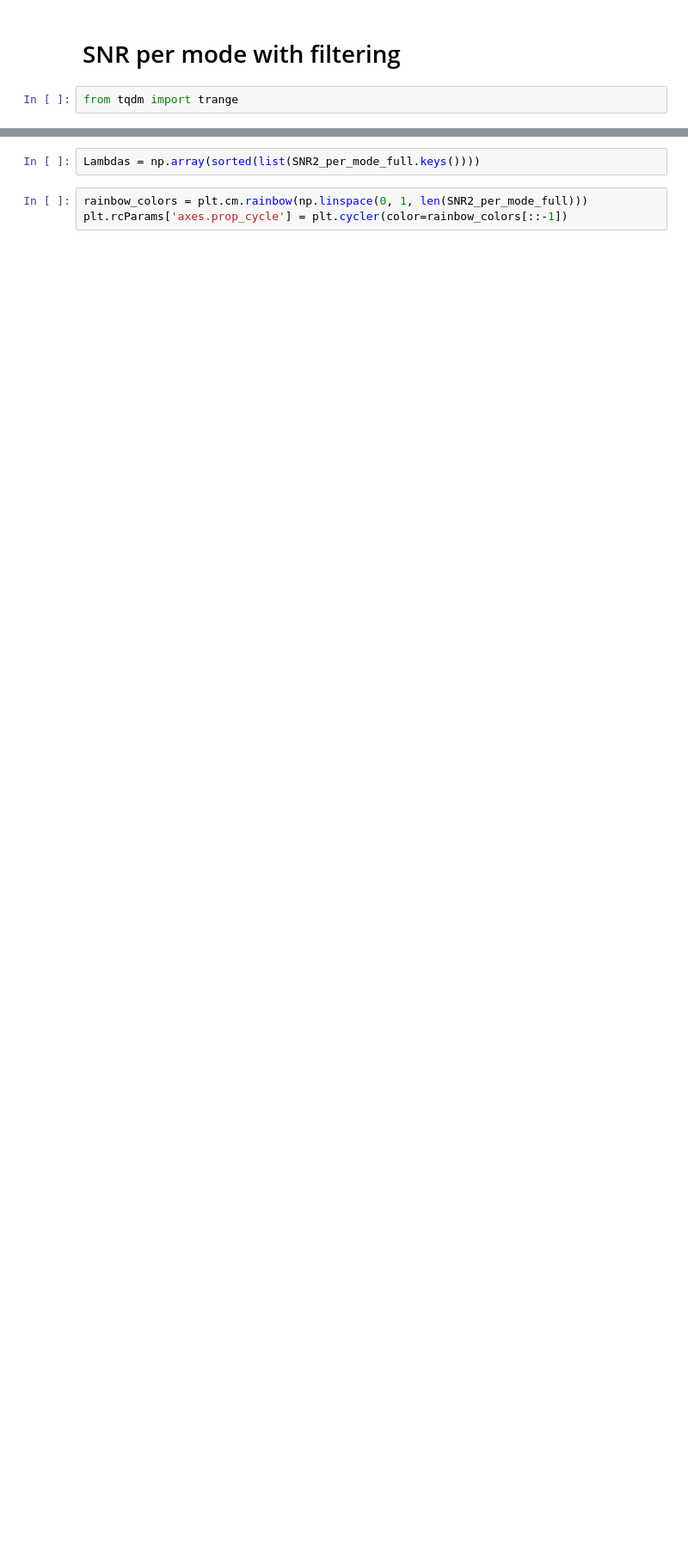
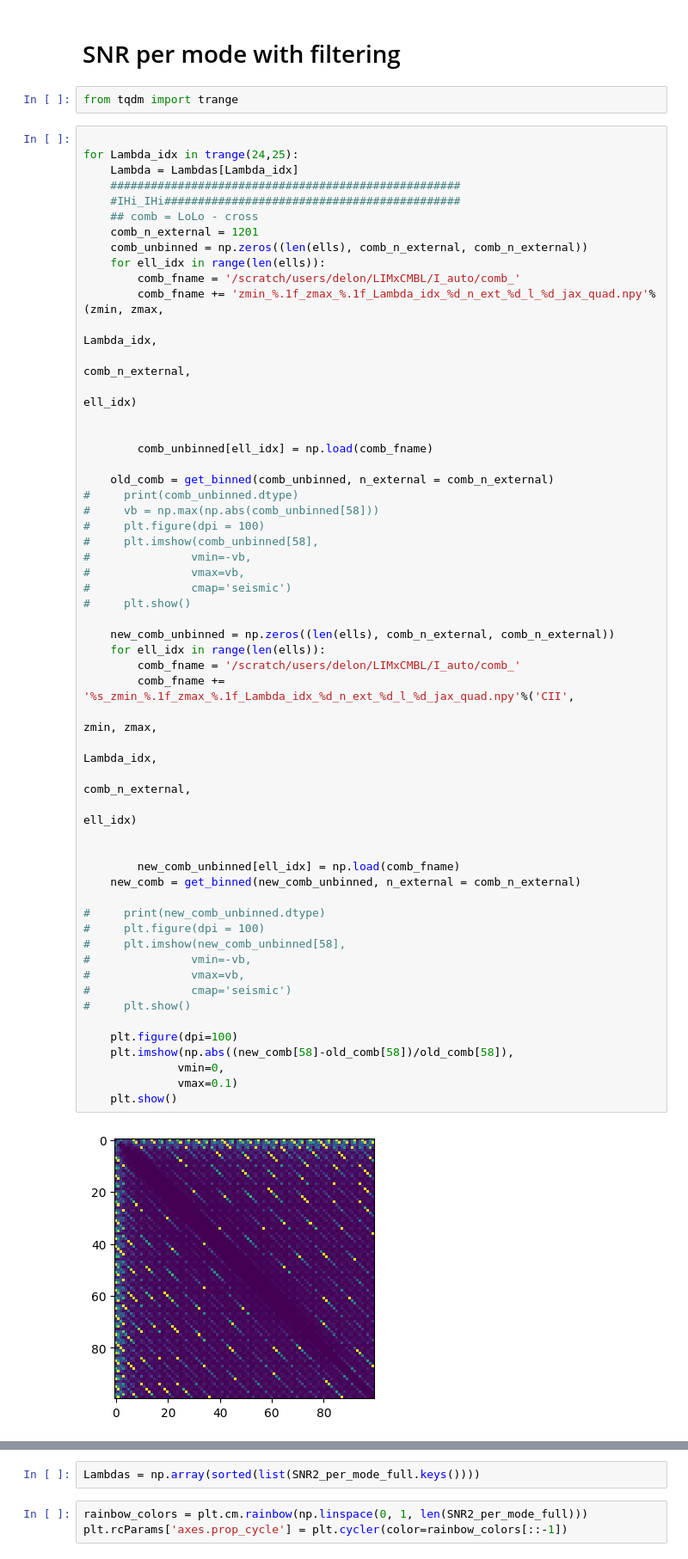
Before and after one commit to DelonShen/LIMxCMBL, a Jupyter notebook: 011.000.2025-02-25.CCAT-prime-snr-full-covariance.ipynb, the cells around one changed output, grey strips where cells are left out. Shown at 86% size. Cells and saved outputs as stored; diff of their text form; blank space fills up the shorter version.

Commit message:
another whack at computing LIM auto with jax + cpu

```diff
--- a/011.000.2025-02-25.CCAT-prime-snr-full-covariance.ipynb
+++ b/011.000.2025-02-25.CCAT-prime-snr-full-covariance.ipynb
@@ -131,6 +131,63 @@ for ell_idx in range(len(ells)):
 # SNR per mode with filtering
 # %%
 from tqdm import trange
+# %%
+
+for Lambda_idx in trange(24,25):
+    Lambda = Lambdas[Lambda_idx]
+    ####################################################
+    #IHi_IHi############################################
+    ## comb = LoLo - cross
+    comb_n_external = 1201
+    comb_unbinned = np.zeros((len(ells), comb_n_external, comb_n_external))
+    for ell_idx in range(len(ells)):
+        comb_fname = '/scratch/users/delon/LIMxCMBL/I_auto/comb_'
+        comb_fname += 'zmin_%.1f_zmax_%.1f_Lambda_idx_%d_n_ext_%d_l_%d_jax_quad.npy'%(zmin, zmax,
+                                                                                      Lambda_idx,
+                                                                                      comb_n_external,
+                                                                                      ell_idx)
+
+
+        comb_unbinned[ell_idx] = np.load(comb_fname)
+
+    old_comb = get_binned(comb_unbinned, n_external = comb_n_external)
+#     print(comb_unbinned.dtype)
+#     vb = np.max(np.abs(comb_unbinned[58]))
+#     plt.figure(dpi = 100)
+#     plt.imshow(comb_unbinned[58],
+#               vmin=-vb,
+#               vmax=vb,
+#               cmap='seismic')
+#     plt.show()
+
+    new_comb_unbinned = np.zeros((len(ells), comb_n_external, comb_n_external))
+    for ell_idx in range(len(ells)):
+        comb_fname = '/scratch/users/delon/LIMxCMBL/I_auto/comb_'
+        comb_fname += '%s_zmin_%.1f_zmax_%.1f_Lambda_idx_%d_n_ext_%d_l_%d_jax_quad.npy'%('CII',
+                                                                                         zmin, zmax,
+                                                                                      Lambda_idx,
+                                                                                      comb_n_external,
+                                                                                      ell_idx)
+
+
+        new_comb_unbinned[ell_idx] = np.load(comb_fname)
+    new_comb = get_binned(new_comb_unbinned, n_external = comb_n_external)
+
+#     print(new_comb_unbinned.dtype)
+#     plt.figure(dpi = 100)
+#     plt.imshow(new_comb_unbinned[58],
+#               vmin=-vb,
+#               vmax=vb,
+#               cmap='seismic')
+#     plt.show()
+
+    plt.figure(dpi=100)
+    plt.imshow(np.abs((new_comb[58]-old_comb[58])/old_comb[58]),
+              vmin=0,
+              vmax=0.1)
+    plt.show()
+# %% [output]
+[figure, added]
 # %%
 
 for Lambda_idx in trange(25):
```
Also changed, not shown: parts of 3 cells of this notebook, 7 other files.
